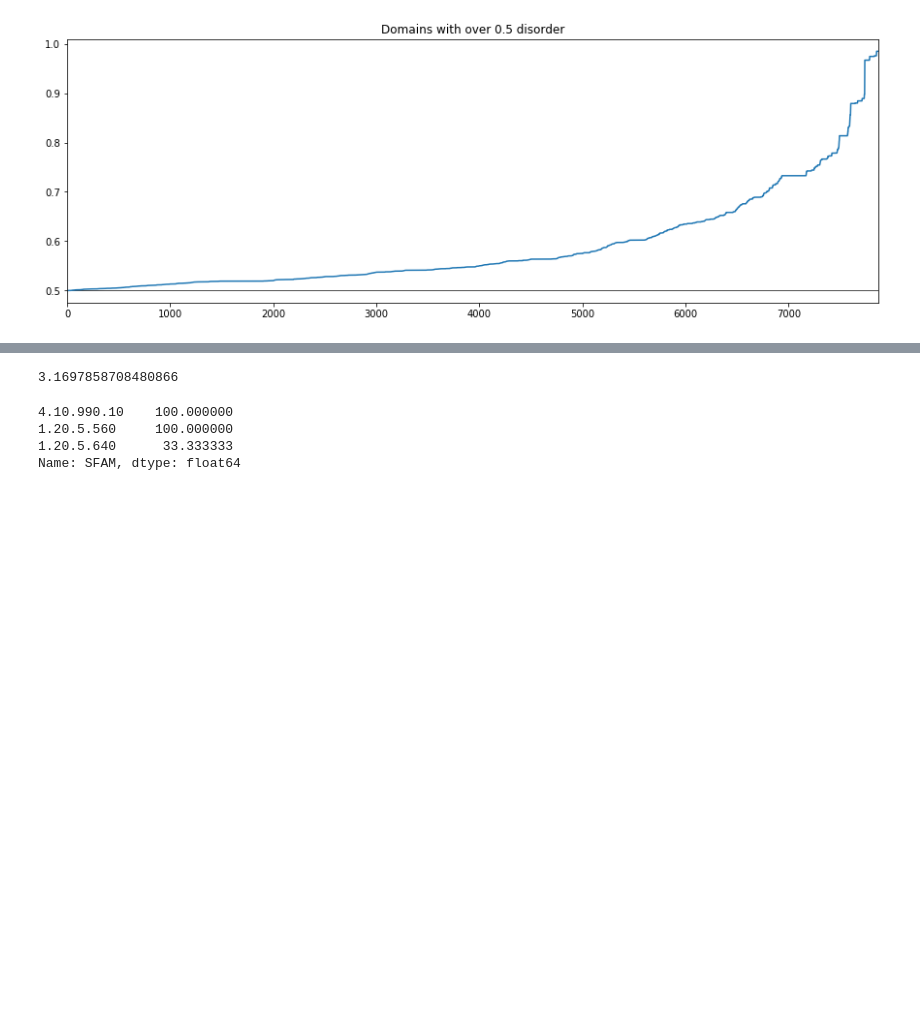
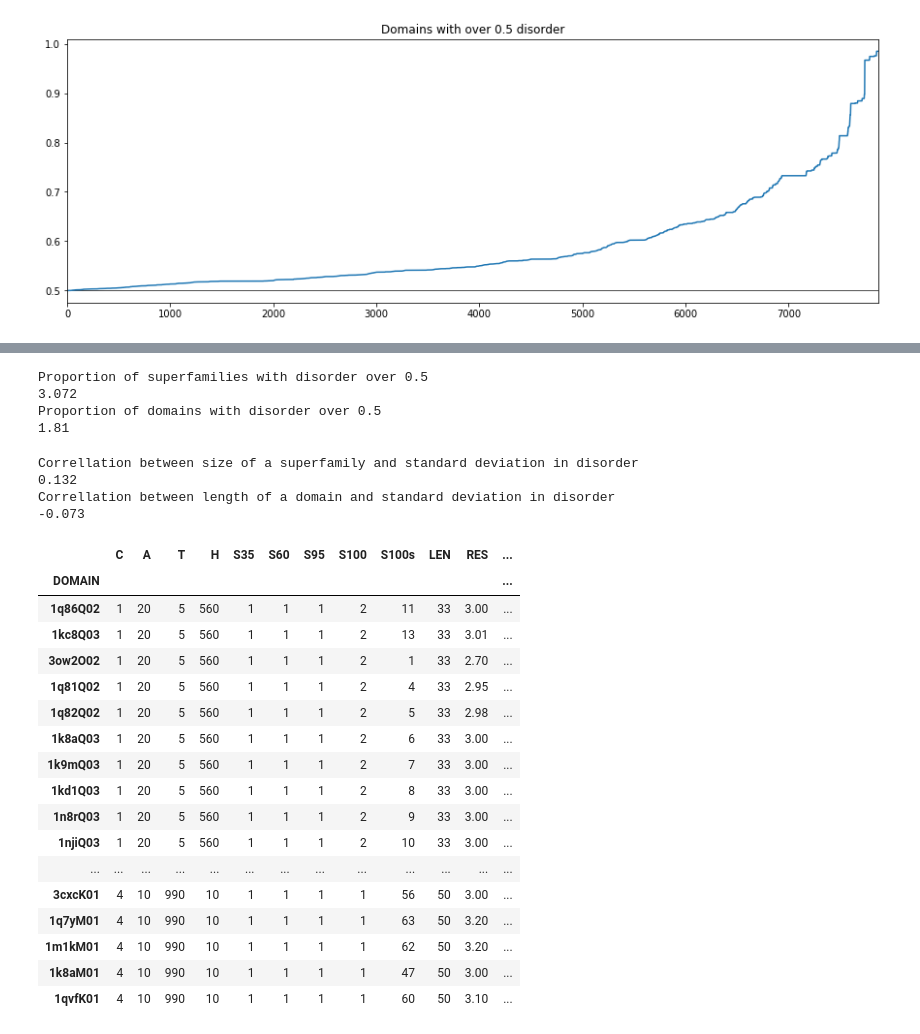
Before and after one commit to CATH-summer-2018/disorder, a Jupyter notebook: testing.ipynb, the cells around one changed output, grey strips where cells are left out. Drawn from its saved outputs; the diff is of its cells as text; code cells hidden in the pictures; blank space fills up the shorter version.

```diff
--- a/testing.ipynb
+++ b/testing.ipynb
@@ -74,12 +65,0 @@ for n, d in gr:
-# %%
-len(s[s>0.5])/len(s[s<0.5])*100
-# %% [output]
-3.1697858708480866
-# %%
-perc = df[df['DIS']>0.9]['SFAM'].value_counts()/df['SFAM'].value_counts()*100
-perc.dropna().sort_values(ascending=False)
-# %% [output]
-4.10.990.10    100.000000
-1.20.5.560     100.000000
-1.20.5.640      33.333333
-Name: SFAM, dtype: float64
@@ -85,0 +68,41 @@ Name: SFAM, dtype: float64
+# %%
+print("Proportion of superfamilies with disorder over 0.5")
+print(round(len(sfam.DIS[sfam.DIS>0.5])/len(sfam.DIS)*100,3))
+print("Proportion of domains with disorder over 0.5")
+print(round(len(df.DIS[df.DIS > 0.5])/len(df)*100, 3))
+# %% [output]
+Proportion of superfamilies with disorder over 0.5
+3.072
+Proportion of domains with disorder over 0.5
+1.81
+# %%
+print('Correllation between size of a superfamily and standard deviation in disorder')
+print(round(sfam.STD_DEV.corr(sfam.SIZE), 3))
+print('Correllation between length of a domain and standard deviation in disorder')
+print(round(sfam.STD_DEV.corr(sfam.LEN), 3))
+# %% [output]
+Correllation between size of a superfamily and standard deviation in disorder
+0.132
+Correllation between length of a domain and standard deviation in disorder
+-0.073
+# %%
+df.sort_values(by='DIS', ascending=False).head(30)
+# %% [output]
+|  | C | A | T | H | S35 | S60 | S95 | S100 | S100s | LEN | RES | ... |
+| DOMAIN |  |  |  |  |  |  |  |  |  |  |  | ... |
+| 1q86Q02 | 1 | 20 | 5 | 560 | 1 | 1 | 1 | 2 | 11 | 33 | 3.00 | ... |
+| 1kc8Q03 | 1 | 20 | 5 | 560 | 1 | 1 | 1 | 2 | 13 | 33 | 3.01 | ... |
+| 3ow2O02 | 1 | 20 | 5 | 560 | 1 | 1 | 1 | 2 | 1 | 33 | 2.70 | ... |
+| 1q81Q02 | 1 | 20 | 5 | 560 | 1 | 1 | 1 | 2 | 4 | 33 | 2.95 | ... |
+| 1q82Q02 | 1 | 20 | 5 | 560 | 1 | 1 | 1 | 2 | 5 | 33 | 2.98 | ... |
+| 1k8aQ03 | 1 | 20 | 5 | 560 | 1 | 1 | 1 | 2 | 6 | 33 | 3.00 | ... |
+| 1k9mQ03 | 1 | 20 | 5 | 560 | 1 | 1 | 1 | 2 | 7 | 33 | 3.00 | ... |
+| 1kd1Q03 | 1 | 20 | 5 | 560 | 1 | 1 | 1 | 2 | 8 | 33 | 3.00 | ... |
+| 1n8rQ03 | 1 | 20 | 5 | 560 | 1 | 1 | 1 | 2 | 9 | 33 | 3.00 | ... |
+| 1njiQ03 | 1 | 20 | 5 | 560 | 1 | 1 | 1 | 2 | 10 | 33 | 3.00 | ... |
+| ... | ... | ... | ... | ... | ... | ... | ... | ... | ... | ... | ... | ... |
+| 3cxcK01 | 4 | 10 | 990 | 10 | 1 | 1 | 1 | 1 | 56 | 50 | 3.00 | ... |
+| 1q7yM01 | 4 | 10 | 990 | 10 | 1 | 1 | 1 | 1 | 63 | 50 | 3.20 | ... |
+| 1m1kM01 | 4 | 10 | 990 | 10 | 1 | 1 | 1 | 1 | 62 | 50 | 3.20 | ... |
+| 1k8aM01 | 4 | 10 | 990 | 10 | 1 | 1 | 1 | 1 | 47 | 50 | 3.00 | ... |
+| 1qvfK01 | 4 | 10 | 990 | 10 | 1 | 1 | 1 | 1 | 60 | 50 | 3.10 | ... |
```
Also changed, not shown: parts of 23 cells of this notebook, 10 other files.
